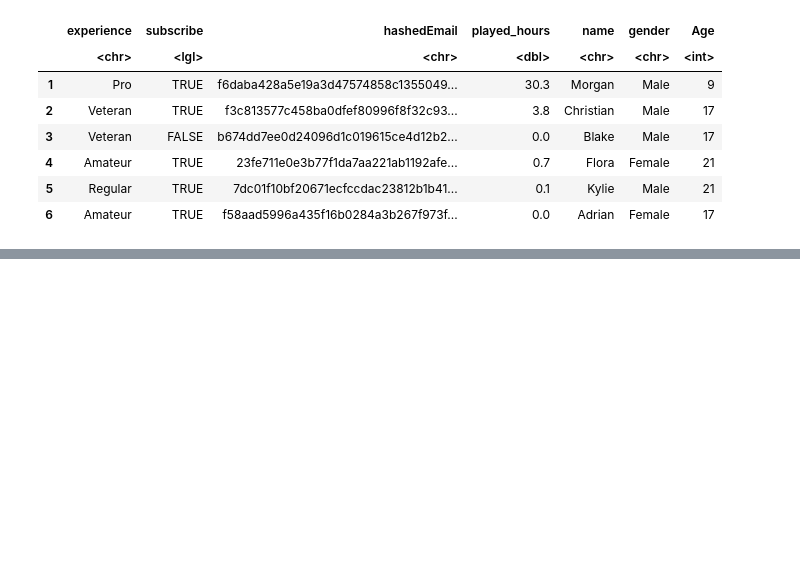
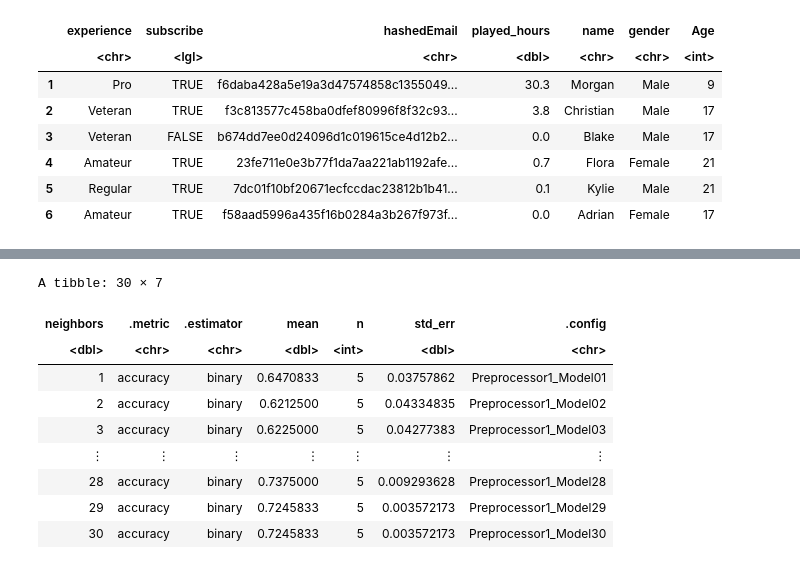
Before and after one commit to valkyraycho/DSCI-Project, a Jupyter notebook: project_report.ipynb, the cells around one changed output, grey strips where cells are left out. Cells and saved outputs as stored; diff of their text form; code cells hidden in the pictures; blank space fills up the shorter version.

```diff
--- a/project_report.ipynb
+++ b/project_report.ipynb
@@ -52,0 +56,6 @@ A data.frame: 196 × 7
+# %%
+set.seed(123)
+
+player_split <- initial_split(players, prop = 0.8)
+player_training <- training(player_split)
+player_testing  <- testing(player_split)
@@ -52,0 +72,21 @@ A data.frame: 196 × 7
+# %%
+k_vals <- tibble(neighbors = seq(from = 1, to = 30, by = 1))
+
+knn_results <- workflow() |>
+    add_recipe(player_recipe) |>
+    add_model(knn_spec) |>
+    tune_grid(resamples = player_vflod, grid = k_vals) |>
+    collect_metrics() |>
+    filter(.metric == "accuracy")
+knn_results
+# %% [output]
+A tibble: 30 × 7
+| neighbors | .metric | .estimator | mean | n | std_err | .config |
+| <dbl> | <chr> | <chr> | <dbl> | <int> | <dbl> | <chr> |
+| 1 | accuracy | binary | 0.6470833 | 5 | 0.03757862 | Preprocessor1_Model01 |
+| 2 | accuracy | binary | 0.6212500 | 5 | 0.04334835 | Preprocessor1_Model02 |
+| 3 | accuracy | binary | 0.6225000 | 5 | 0.04277383 | Preprocessor1_Model03 |
+| ⋮ | ⋮ | ⋮ | ⋮ | ⋮ | ⋮ | ⋮ |
+| 28 | accuracy | binary | 0.7375000 | 5 | 0.009293628 | Preprocessor1_Model28 |
+| 29 | accuracy | binary | 0.7245833 | 5 | 0.003572173 | Preprocessor1_Model29 |
+| 30 | accuracy | binary | 0.7245833 | 5 | 0.003572173 | Preprocessor1_Model30 |
```
Also changed, not shown: parts of 12 cells of this notebook.
